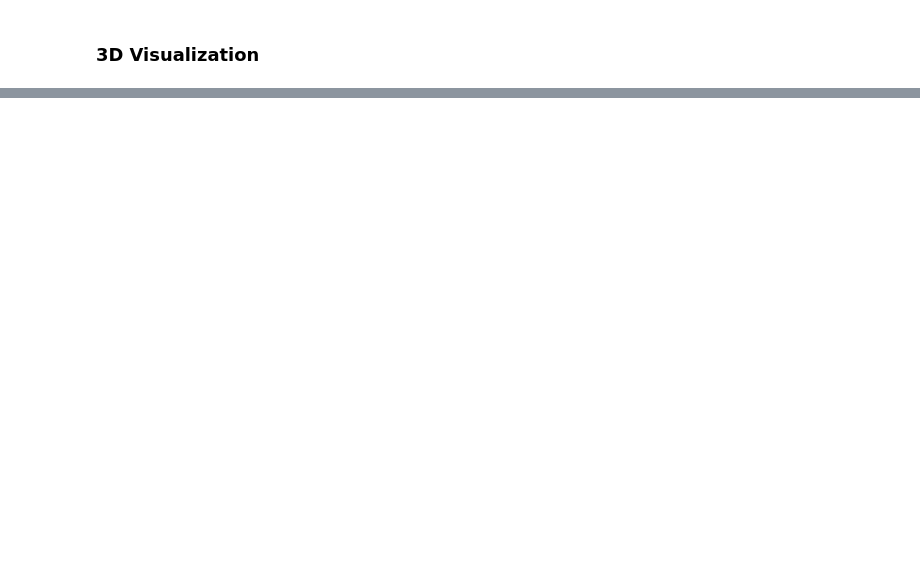
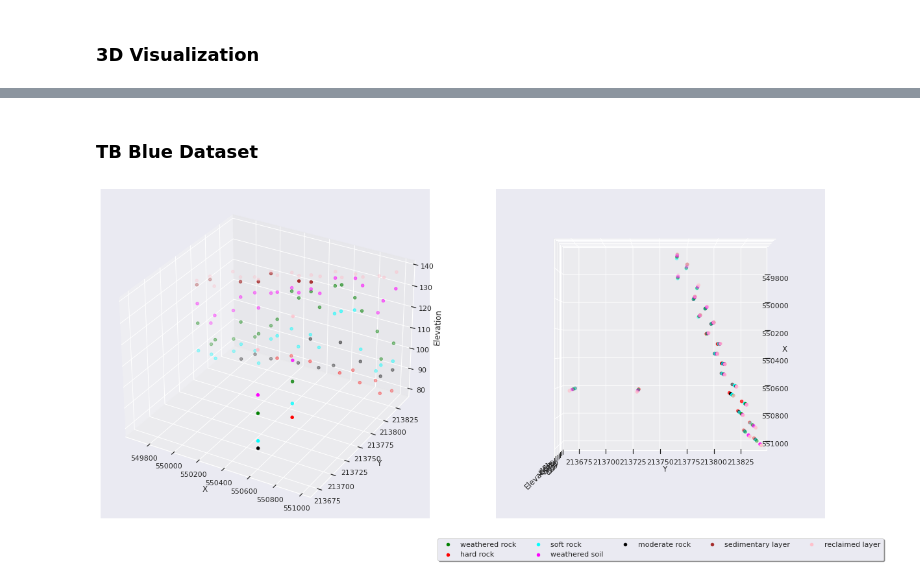
Before and after one commit to daitranskku/soil_properties, a Jupyter notebook: EDA.ipynb, the cells around one changed output, grey strips where cells are left out. Cells and saved outputs as stored; diff of their text form; code cells hidden in the pictures; blank space fills up the shorter version.

```diff
--- a/EDA.ipynb
+++ b/EDA.ipynb
@@ -183,0 +204,6 @@ plt.show()
+# %% [markdown]
+### **TB Blue Dataset**
+# %%
+plot_data(X_train_tb, y_train_tb, labels, label_colours)
+# %% [output]
+[figure, added]
```
Also changed, not shown: parts of 13 cells of this notebook.
